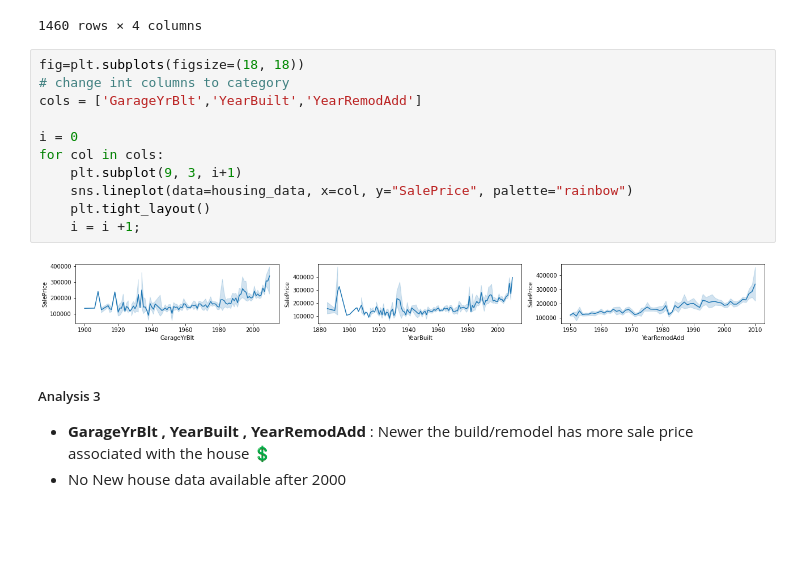
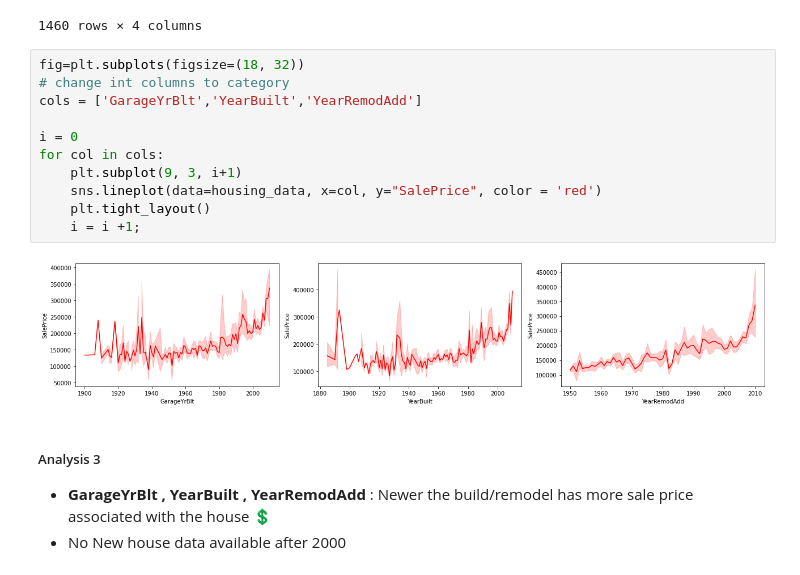
Before and after one commit to samrich76/Advanced-Regression-Assignment, a Jupyter notebook: Australian_market_Predict.ipynb, the cells around one changed output. Saved outputs shown, nothing was run; the diff lists cells and outputs as text; blank space fills up the shorter version.

```diff
--- a/Australian_market_Predict.ipynb
+++ b/Australian_market_Predict.ipynb
@@ -440,18 +437,18 @@ housing_data[['GarageYrBlt','YearBuilt','YearRemodAdd','SalePrice']]
 | 1459 | 1965.0 | 1965 | 1965 | 147500 |
 1460 rows × 4 columns
 # %%
-fig=plt.subplots(figsize=(18, 18))
+fig=plt.subplots(figsize=(18, 32))
 # change int columns to category
 cols = ['GarageYrBlt','YearBuilt','YearRemodAdd']
 
 i = 0
 for col in cols:
     plt.subplot(9, 3, i+1)
-    sns.lineplot(data=housing_data, x=col, y="SalePrice", palette="rainbow")
+    sns.lineplot(data=housing_data, x=col, y="SalePrice", color = 'red')
     plt.tight_layout()
     i = i +1;
 # %% [output]
-[figure, old version]
+[figure, new version]
 # %% [markdown]
 ##### Analysis 3
 
```
Also changed, not shown: parts of 17 cells of this notebook.
